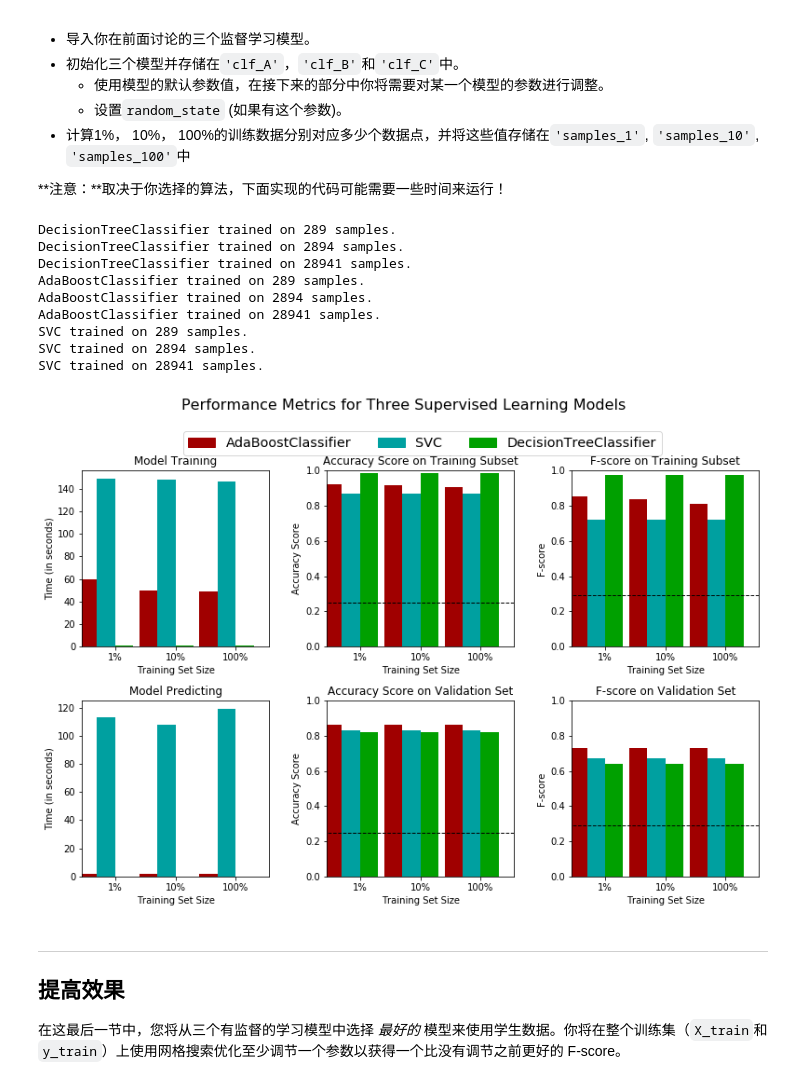
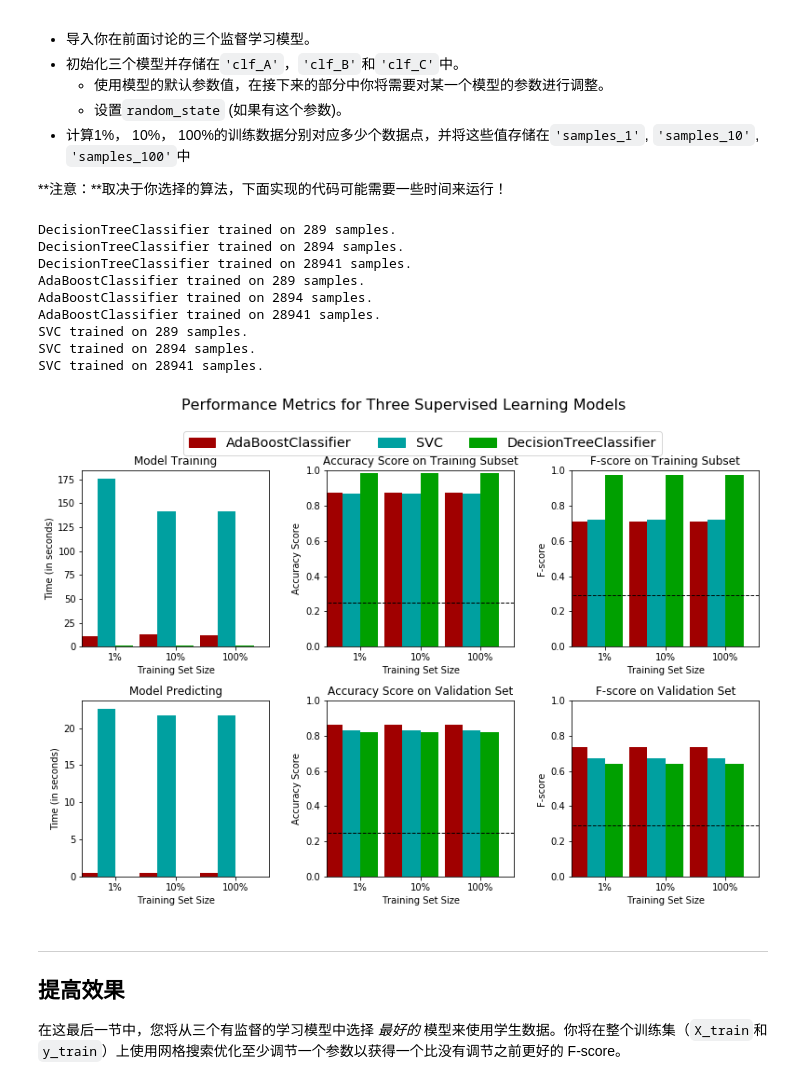
Before and after one commit to hunan16/MachineLearning_finding_donors-master, a Jupyter notebook: finding_donors.ipynb, the cells around one changed output. Cells and saved outputs as stored; diff of their text form; code cells hidden in the pictures.

```diff
--- a/finding_donors.ipynb
+++ b/finding_donors.ipynb
@@ -173,7 +173,8 @@ display(features_raw.head(n = 1))
 features = pd.get_dummies(features_raw)
 
 # TODO：将'income_raw'编码成数字值
-income = income_raw == ">50K"
+#income = int(income_raw == ">50K")
+income = (income_raw == ">50K").astype(int)
 
 # 打印经过独热编码之后的特征数量
 encoded = list(features.columns)
@@ -404,20 +419,20 @@ def train_predict(learner, sample_size, X_train, y_train, X_val, y_val):
     #       然后得到对前300个训练数据的预测结果
     start = time() # 获得程序开始时间
     predictions_val = learner.predict(X_val)
-    predictions_train = learner.predict(X_train)
+    predictions_train = learner.predict(X_train[:300])
     end = time() # 获得程序结束时间
 
     # TODO：计算预测用时
     results['pred_time'] = end-start
 
     # TODO：计算在最前面的300个训练数据的准确率
-    results['acc_train'] = accuracy_score(y_train[:300], predictions_train[:300])
+    results['acc_train'] = accuracy_score(y_train[:300], predictions_train)
 
     # TODO：计算在验证上的准确率
     results['acc_val'] = accuracy_score(y_val, predictions_val)
 
     # TODO：计算在最前面300个训练数据上的F-score
-    results['f_train'] = fbeta_score(y_train[:300], predictions_train[:300], beta=0.5)
+    results['f_train'] = fbeta_score(y_train[:300], predictions_train, beta=0.5)
 
     # TODO：计算验证集上的F-score
     results['f_val'] = fbeta_score(y_val, predictions_val, beta=0.5)
@@ -444,36 +459,36 @@ from sklearn.ensemble import AdaBoostClassifier
 from sklearn import svm
 
 # TODO：初始化三个模型
 clf_A = DecisionTreeClassifier(random_state=0)
-clf_B = AdaBoostClassifier(DecisionTreeClassifier(max_depth=10),algorithm="SAMME",n_estimators=100)
-clf_C = svm.SVC()
+clf_B = AdaBoostClassifier(DecisionTreeClassifier(max_depth=1),algorithm="SAMME",n_estimators=100,random_state=0)
+clf_C = svm.SVC(random_state=0)
 
 # TODO：计算1%， 10%， 100%的训练数据分别对应多少点
 samples_1 = int(0.01*len(X_train))
 samples_10 = int(0.1*len(X_train))
 samples_100 = len(X_train)
 
 # 收集学习器的结果
 results = {}
 for clf in [clf_A, clf_B, clf_C]:
     clf_name = clf.__class__.__name__
     results[clf_name] = {}
     for i, samples in enumerate([samples_1, samples_10, samples_100]):
         results[clf_name][i] = train_predict(clf, samples, X_train, y_train, X_val, y_val)
 
 # 对选择的三个模型得到的评价结果进行可视化
 vs.evaluate(results, accuracy, fscore)
 # %% [output]
 DecisionTreeClassifier trained on 289 samples.
 DecisionTreeClassifier trained on 2894 samples.
 DecisionTreeClassifier trained on 28941 samples.
 AdaBoostClassifier trained on 289 samples.
 AdaBoostClassifier trained on 2894 samples.
 AdaBoostClassifier trained on 28941 samples.
 SVC trained on 289 samples.
 SVC trained on 2894 samples.
 SVC trained on 28941 samples.
-[figure, old version]
+[figure, new version]
 # %% [markdown]
 ----
 ## 提高效果
```
Also changed, not shown: parts of 10 cells of this notebook, 3 other files.
